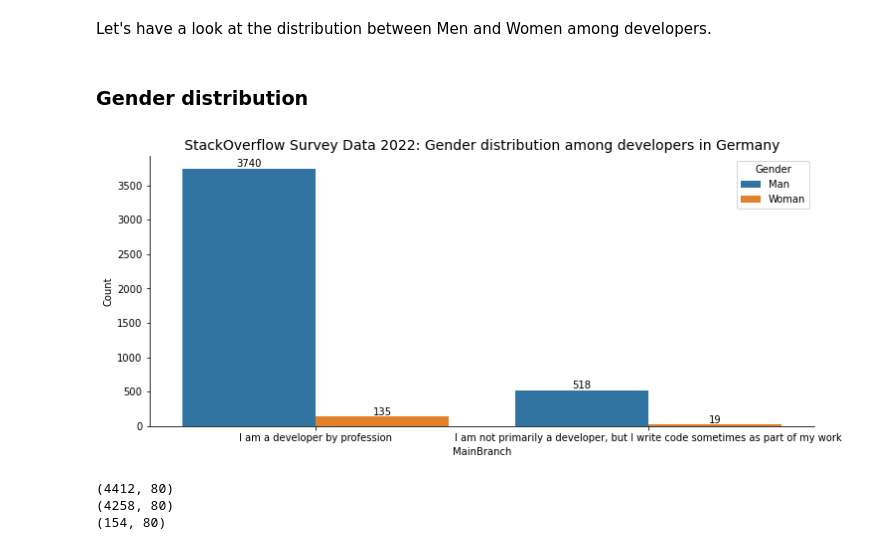
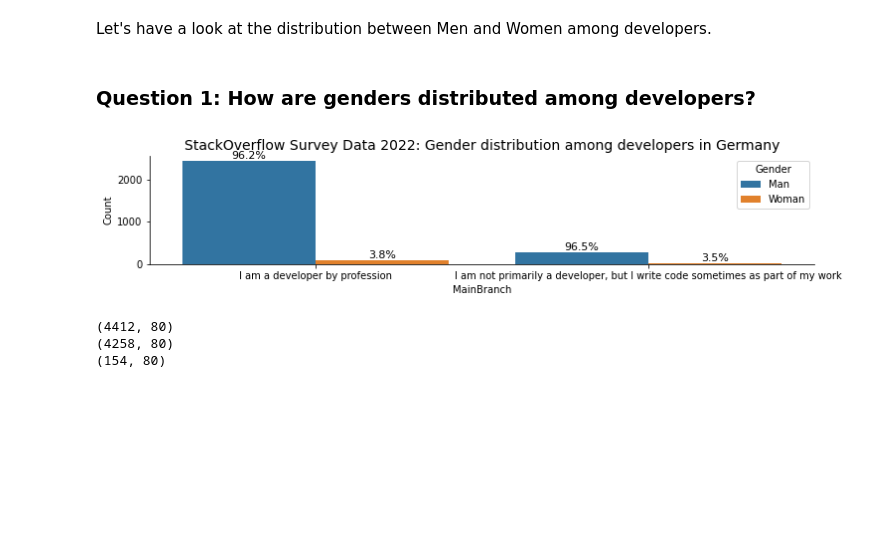
Before and after one commit to DataCamp535/genderpaygap, a Jupyter notebook: Gender Pay Gap.ipynb, the cells around one changed output. Cells and saved outputs as stored; diff of their text form; code cells hidden in the pictures; blank space fills up the shorter version.

```diff
--- a/Gender Pay Gap.ipynb
+++ b/Gender Pay Gap.ipynb
@@ -105,22 +105,38 @@ df=df[(df['MainBranch']=='I am a developer by profession') | (df['MainBranch']==
 # %% [markdown]
 Let's have a look at the distribution between Men and Women among developers.
 # %% [markdown]
-### Gender distribution
+### Question 1: How are genders distributed among developers?
+# %%
+# create function to show percentage above bars
+def percentage_above_bar_relative_to_xgroup(ax):
+    '''
+    presents percentage relative to xgroup above bar
+    input:
+        ax: axis (region in the plot that contains the data space)
+    output:
+        percentage relative to xgroup is presented above bar
+    '''
+    all_heights = [[p.get_height() for p in bars] for bars in ax.containers]
+    for bars in ax.containers:
+        for i, p in enumerate(bars):
+            total = sum(xgroup[i] for xgroup in all_heights)
+            percentage = f'{(100 * p.get_height() / total) :.1f}%'
+            ax.annotate(percentage, (p.get_x() + p.get_width() / 2, p.get_height()), size=11, ha='center', va='bottom')
 # %%
 # create gender distribution plot
-plt.figure(figsize=(12, 5))
+plt.figure(figsize=(12, 2))
 ax1 = sns.countplot(x="MainBranch", hue="Gender", data=df)
 ax1.set(xlabel='MainBranch', ylabel='Count')
-for i in ax1.containers:
-    ax1.bar_label(i,)
+# show percentages
+percentage_above_bar_relative_to_xgroup(ax1)
 # change title
 plt.title('StackOverflow Survey Data 2022: Gender distribution among developers in Germany', size=14)
 # save plot
 plt.savefig('Gender Distribution.png')
 sns.despine()
 plt.show()
 # %% [output]
-[figure, old version]
+[figure, new version]
 # %%
 print(df.shape)
 print(df[df['Gender']=='Man'].shape)
```
Also changed, not shown: parts of 13 cells of this notebook, 7 other files.
